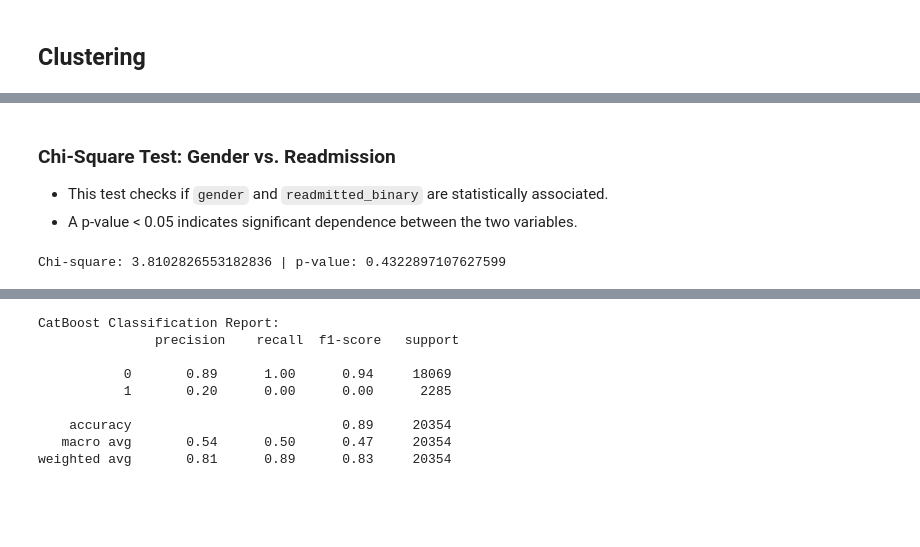
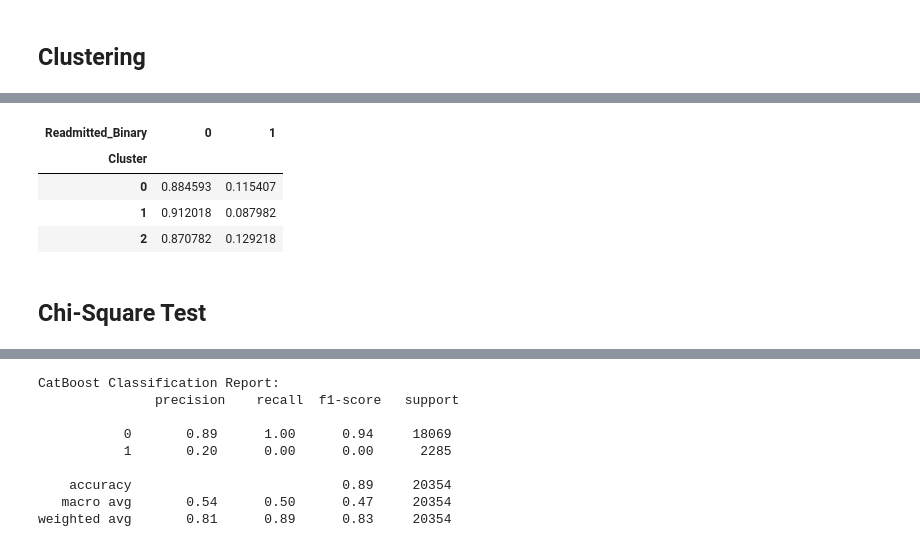
Before and after one commit to amen-hussain/SP25-Project, a Jupyter notebook: ML/ML2.ipynb, the cells around one changed output, grey strips where cells are left out. Cells and saved outputs as stored; diff of their text form; code cells hidden in the pictures; blank space fills up the shorter version.

```diff
--- a/ML/ML2.ipynb
+++ b/ML/ML2.ipynb
@@ -18,5 +54,5 @@ from xgboost import XGBClassifier
 # %%
-diabetes = pd.read_csv('/workspaces/SP25-Project/data/diabetes_cleaned.csv')
+diabetes_cleaned = pd.read_csv('/workspaces/SP25-Project/data/diabetes_cleaned.csv')
 # %%
 print(diabetes_cleaned.columns)
 # %% [output]
@@ -111,0 +190,34 @@ Cluster plot saved to /workspaces/SP25-Project/ML/cluster_plot.png
+# %%
+from sklearn.preprocessing import StandardScaler
+from sklearn.cluster import KMeans
+import seaborn as sns
+import matplotlib.pyplot as plt
+
+# Use clustering to explore patient groupings by readmission_binary
+
+# Step 1: Select features for clustering
+clustering_vars = ['time_in_hospital', 'num_lab_procedures', 'number_diagnoses']
+subset = diabetes_cleaned[clustering_vars]
+
+# Step 2: Keep only rows with complete data for clustering
+cluster_features = subset[subset.notna().all(axis=1)].copy()
+
+# Step 3: Scale the features
+scaler = StandardScaler()
+scaled_features = scaler.fit_transform(cluster_features)
+
+# Step 4: Apply KMeans clustering
+kmeans = KMeans(n_clusters=3, random_state=42)
+clusters = kmeans.fit_predict(scaled_features)
+
+# Step 5: Add cluster labels and corresponding readmission status
+cluster_features['Cluster'] = clusters
+cluster_features['Readmitted_Binary'] = diabetes_cleaned.loc[cluster_features.index, 'readmitted_binary'].values
+
+# Step 6: Visualize clusters and export as PNG
+pairplot_fig = sns.pairplot(cluster_features, hue='Cluster', palette='Set1')
+pairplot_fig.fig.suptitle('KMeans Clustering of Patients by Readmission Factors', y=1.02)
+pairplot_fig.savefig("/workspaces/SP25-Project/ML/cluster_plot.png")  # ✅ PNG only
+plt.show()
+
+print("✅ Cluster plot saved to /workspaces/SP25-Project/ML/cluster_plot.png")
@@ -112,12 +227,12 @@ Cluster plot saved to /workspaces/SP25-Project/ML/cluster_plot.png
+# %%
+# Cross-tab to quantify readmission distribution across clusters
+pd.crosstab(cluster_features['Cluster'], cluster_features['Readmitted_Binary'], normalize='index')
+# %% [output]
+| Readmitted_Binary | 0 | 1 |
+| Cluster |  |  |
+| 0 | 0.884593 | 0.115407 |
+| 1 | 0.912018 | 0.087982 |
+| 2 | 0.870782 | 0.129218 |
 # %% [markdown]
 
-### Chi-Square Test: Gender vs. Readmission
-- This test checks if `gender` and `readmitted_binary` are statistically associated.
-- A p-value < 0.05 indicates significant dependence between the two variables.
+## Chi-Square Test
-# %%
-
-contingency_table = pd.crosstab(diabetes_cleaned['gender'], diabetes_cleaned['readmitted_binary'])
-chi2, p, _, _ = chi2_contingency(contingency_table)
-print("Chi-square:", chi2, "| p-value:", p)
-# %% [output]
-Chi-square: 3.8102826553182836 | p-value: 0.4322897107627599
```
Also changed, not shown: parts of 24 cells of this notebook, 5 other files.
